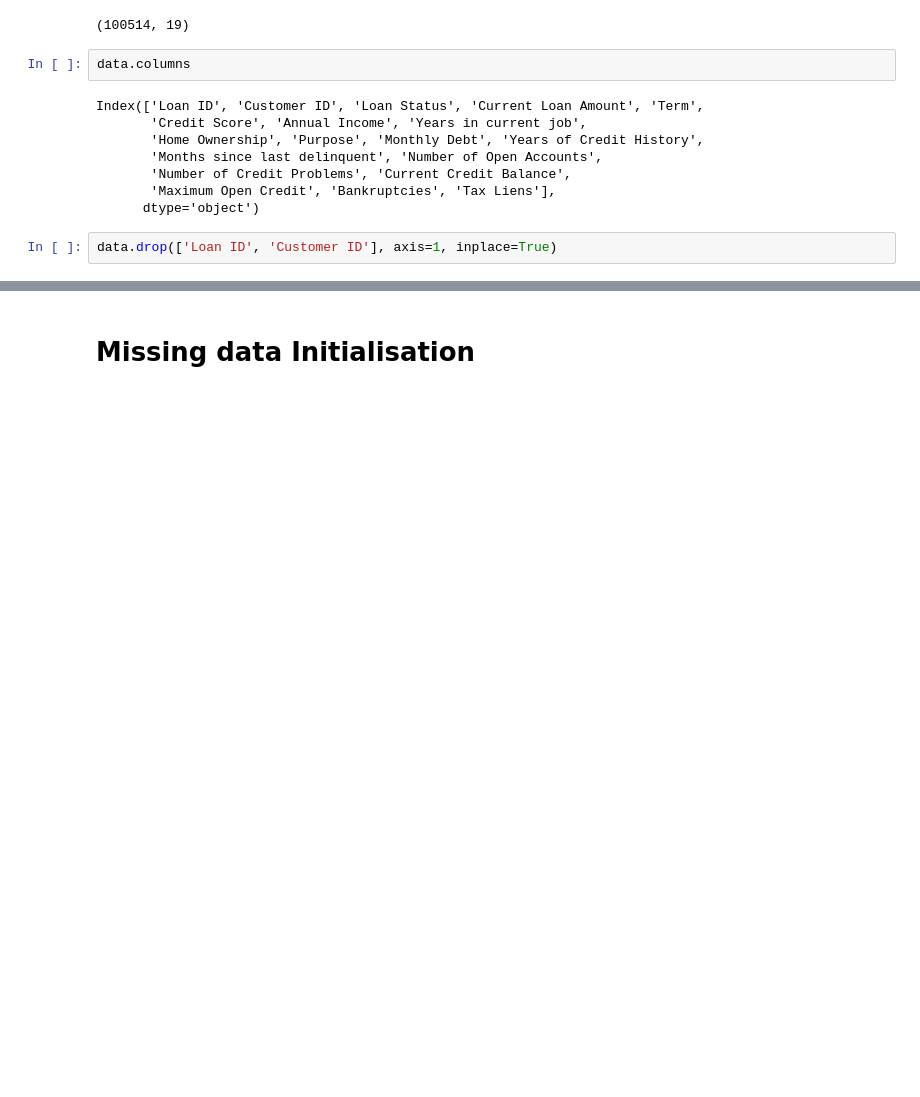
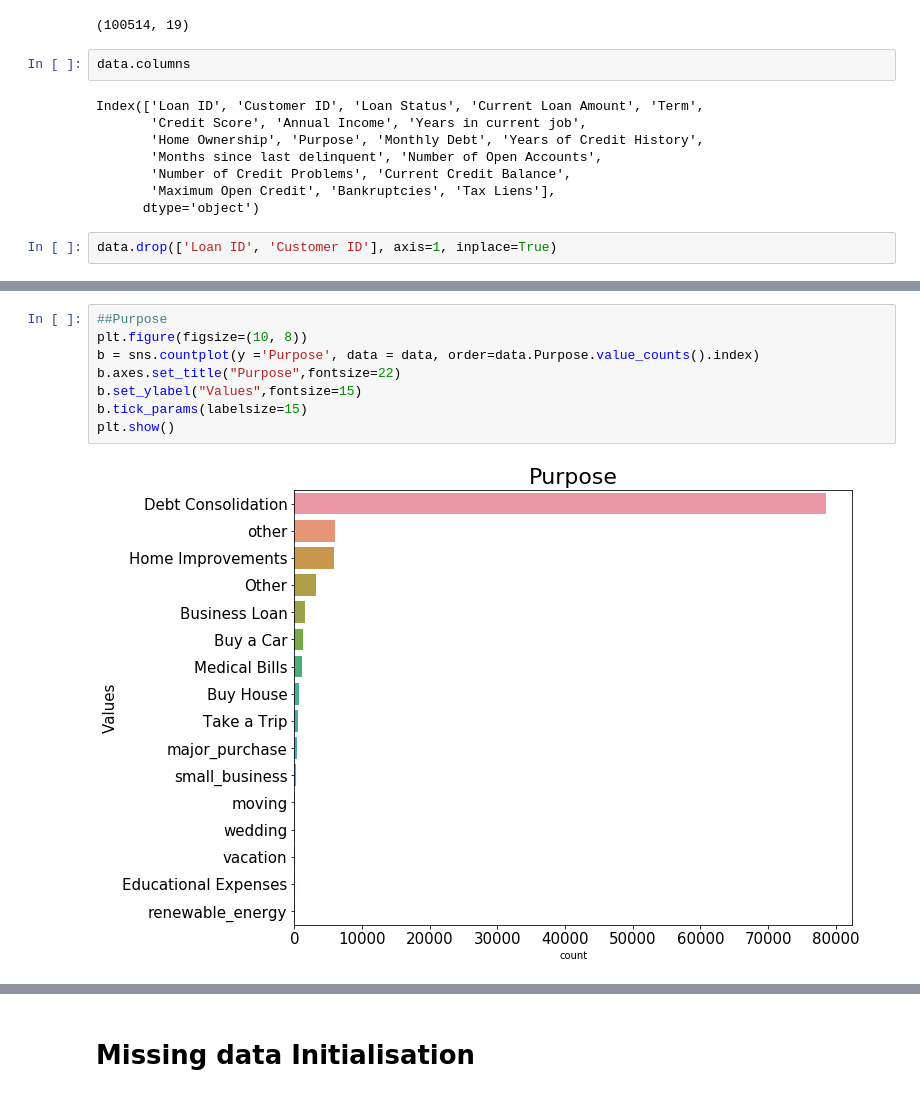
Before and after one commit to Tip-Toes/Predictive-analytics-in-bank-loans-granting, a Jupyter notebook: 1_prep.ipynb, the cells around one changed output, grey strips where cells are left out. Drawn from its saved outputs; the diff is of its cells as text; blank space fills up the shorter version.

```diff
--- a/1_prep.ipynb
+++ b/1_prep.ipynb
@@ -30,0 +104,10 @@ data.drop(['Loan ID', 'Customer ID'], axis=1, inplace=True)
+# %%
+##Purpose
+plt.figure(figsize=(10, 8))
+b = sns.countplot(y ='Purpose', data = data, order=data.Purpose.value_counts().index)
+b.axes.set_title("Purpose",fontsize=22)
+b.set_ylabel("Values",fontsize=15)
+b.tick_params(labelsize=15)
+plt.show()
+# %% [output]
+[figure, added]
```
Also changed, not shown: parts of 11 cells of this notebook, 3 other files.
